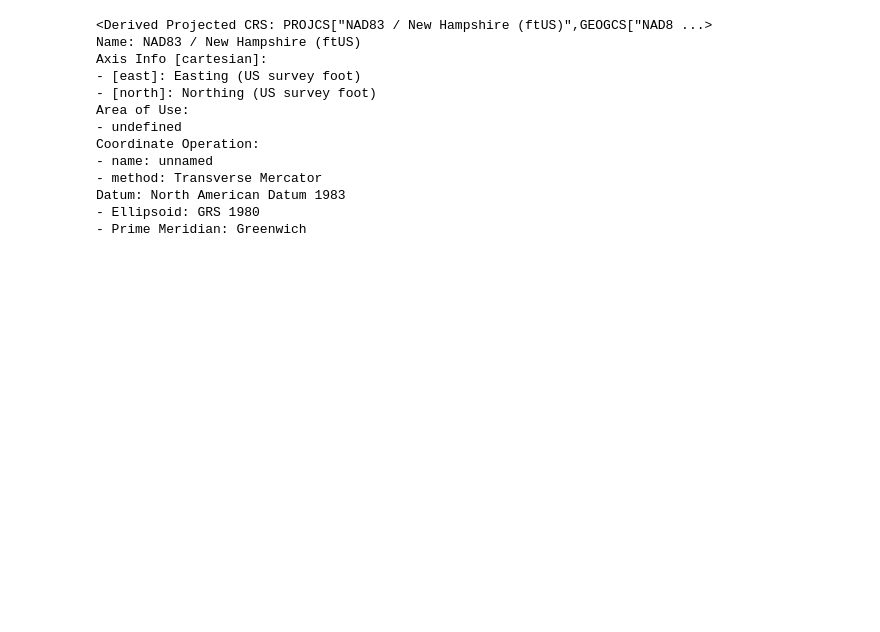
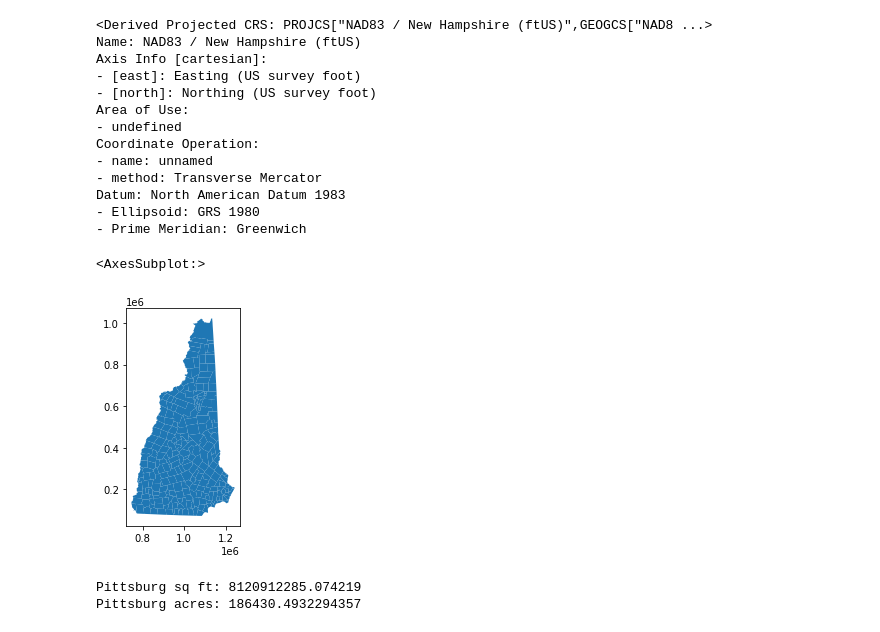
Before and after one commit to HKuz/Environmental_Mapping, a Jupyter notebook: Data_Extraction.ipynb, the cells around one changed output. Saved outputs shown, nothing was run; the diff lists cells and outputs as text; code cells hidden in the pictures; blank space fills up the shorter version.

```diff
--- a/Data_Extraction.ipynb
+++ b/Data_Extraction.ipynb
@@ -102,3 +122,18 @@ Coordinate Operation:
 Datum: North American Datum 1983
 - Ellipsoid: GRS 1980
 - Prime Meridian: Greenwich
+# %%
+pb_poly.plot()
+# %% [output]
+<AxesSubplot:>
+[figure, added]
+# %%
+# Data check: Pittsburg area in sq ft and acres
+p_name = pb_poly.loc[0, 'NAME']
+pitts_sqft = pb_poly.loc[0, 'geometry'].area
+conv_factor = 43560
+print(f'{p_name} sq ft: {pitts_sqft}')
+print(f'{p_name} acres: {pitts_sqft/conv_factor}')
+# %% [output]
+Pittsburg sq ft: 8120912285.074219
+Pittsburg acres: 186430.4932294357
```
Also changed, not shown: parts of 13 cells of this notebook.
